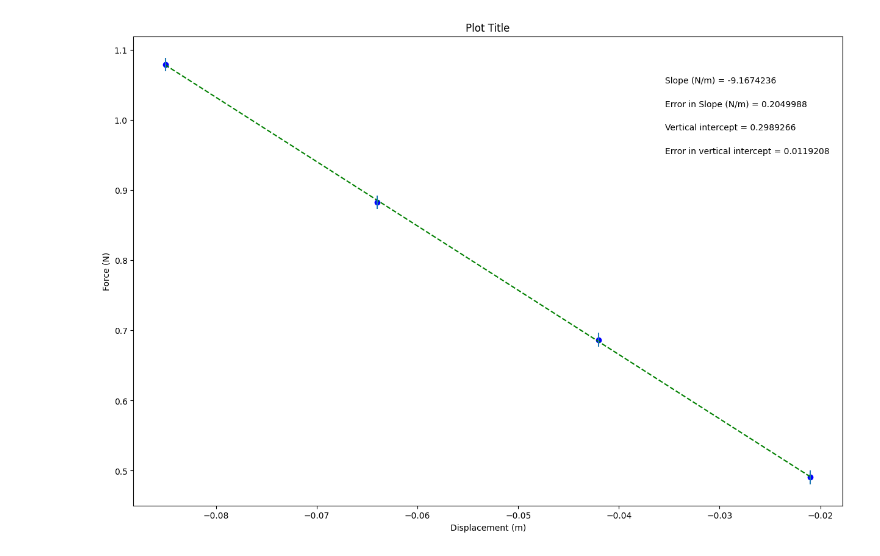
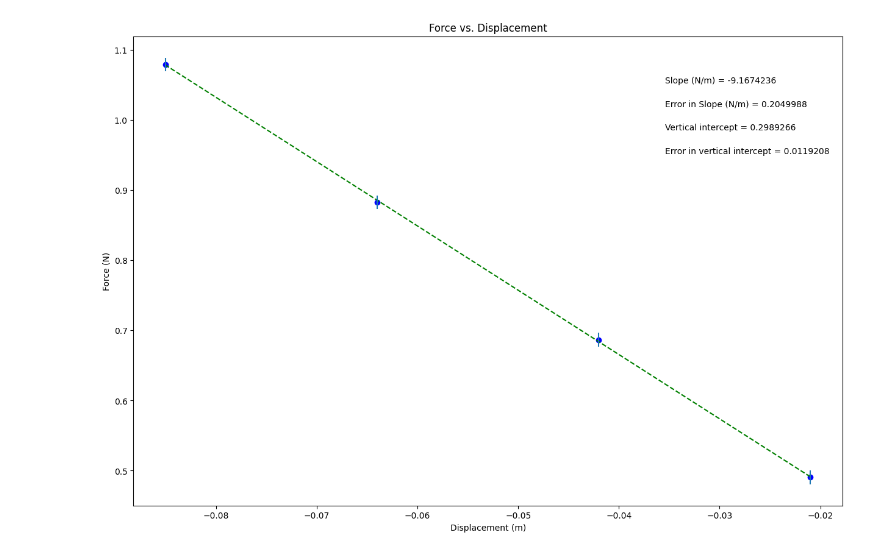
Before and after one commit to brianna-phsx/example-plot, a Jupyter notebook: Copy_of_PHSXlab_plotting_template.ipynb, the cells around one changed output. Cells and saved outputs as stored; diff of their text form; code cells hidden in the pictures.

```diff
--- a/Copy_of_PHSXlab_plotting_template.ipynb
+++ b/Copy_of_PHSXlab_plotting_template.ipynb
@@ -37,7 +37,7 @@ dy = err_force        #this should be your error in y array
 
 #UPDATE EACH OF THESE 4 STRINGS FOR YOUR PLOT LABELS AS YOU WANT THEM TO APPEAR
 
-plot_title= 'Plot Title'
+plot_title= 'Force vs. Displacement'
 x_label= 'Displacement (m)'
 y_label= 'Force (N)'
 slope_units= 'N/m'
@@ -92,31 +92,31 @@ elif annotation_placement==3 or annotation_placement==4:
 #Don't need to change anything in this section!
 
 #Plot data on graph. Plot error bars and place values for slope,
 #error in slope, and vertical intercept (plus error) on the plot using "annotate"
 
 plt.figure(figsize=(15,10))
 
 plt.plot(x, fit, color='green', linestyle='--')
 plt.scatter(x, y, color='blue', marker='o')
 
 plt.xlabel(x_label)
 plt.ylabel(y_label)
 plt.title(plot_title)
 
 plt.errorbar(x, y, yerr=dy, xerr=None, fmt="none") #don't need to plot x error bars
 
 plt.annotate('Slope ({}) = {value:.{digits}f}'.format(slope_units,value=m, digits=7),
              (xpos, ypos[0]), xycoords='axes fraction')
 
 plt.annotate('Error in Slope ({}) = {value:.{digits}f}'.format(slope_units,value=dm, digits=7),
              (xpos, ypos[1]), xycoords='axes fraction')
 
 plt.annotate('Vertical intercept = {value:.{digits}f}'.format(value=b, digits=7),
              (xpos, ypos[2]), xycoords='axes fraction')
 
 plt.annotate('Error in vertical intercept = {value:.{digits}f}'.format(value=db, digits=7),
              (xpos, ypos[3]), xycoords='axes fraction')
 
 plt.show()
 # %% [output]
-[figure, old version]
+[figure, new version]
```
